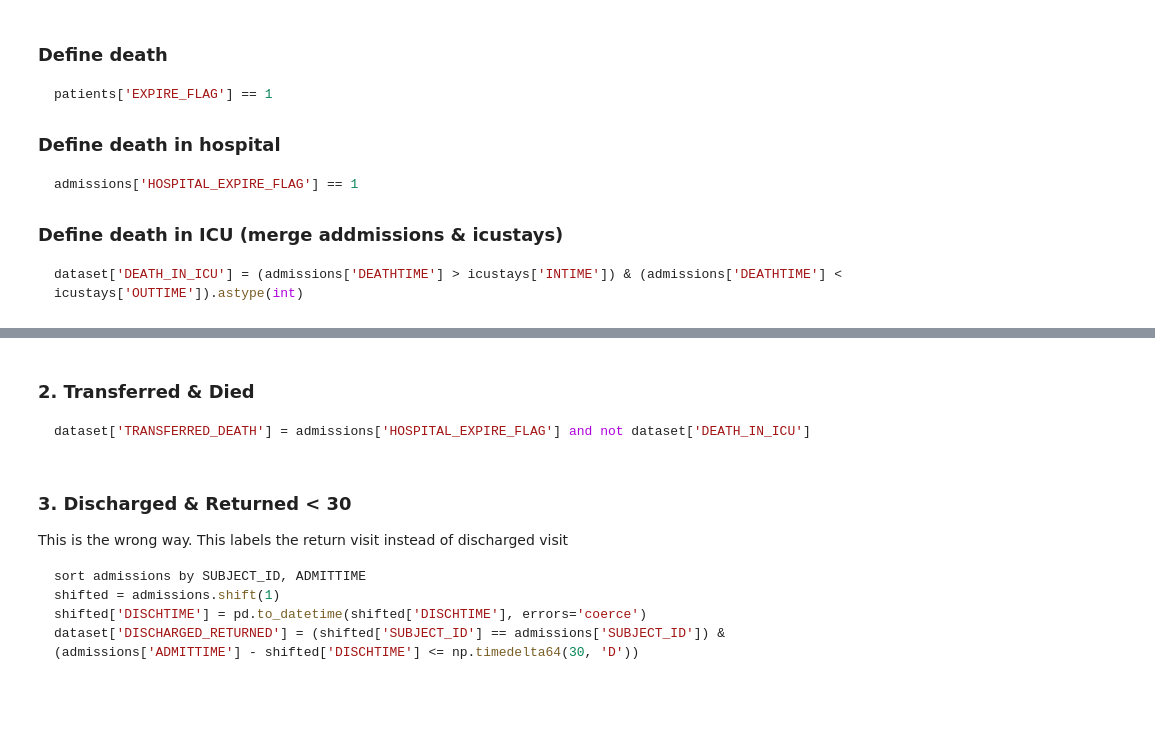
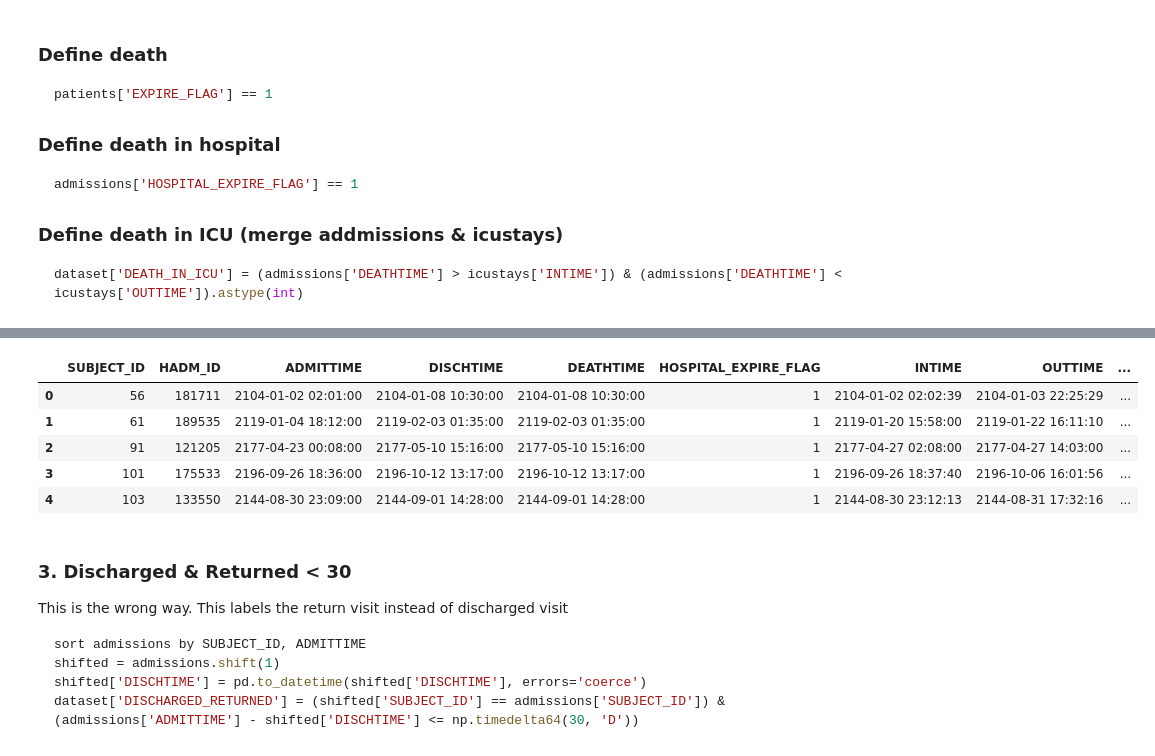
Before and after one commit to BencsikMD/CS598CourseProject, a Jupyter notebook: CreateDataset3.ipynb, the cells around one changed output, grey strips where cells are left out. Cells and saved outputs as stored; diff of their text form; code cells hidden in the pictures; blank space fills up the shorter version.

````diff
--- a/CreateDataset3.ipynb
+++ b/CreateDataset3.ipynb
@@ -147,13 +241,16 @@ tnr = tnr[tnr['TRANSFERRED_RETURNED'] == 1]
-# %% [markdown]
-### 2. Transferred & Died
-
-```python
-dataset['TRANSFERRED_DEATH'] = admissions['HOSPITAL_EXPIRE_FLAG'] and not dataset['DEATH_IN_ICU']
-```
 # %%
 # HADM_ID where patient died outside ICU, but still in hospital
-tnd = dataset.copy()
-tnd['TRANSFERRED_DEATH'] = (tnd['HOSPITAL_EXPIRE_FLAG'] & ~tnd['DEATH_IN_ICU']).astype(int)
+# = dataset.copy()
+tnd['TRANSFERRED_DEATH'] = ((tnd['HOSPITAL_EXPIRE_FLAG']==1) & (tnd['DEATH_IN_ICU']==0)).astype(int)
+tnd = (tnd[tnd['TRANSFERRED_DEATH'] == 1]).reset_index(drop=True)
+tnd.head()
+# %% [output]
+|  | SUBJECT_ID | HADM_ID | ADMITTIME | DISCHTIME | DEATHTIME | HOSPITAL_EXPIRE_FLAG | INTIME | OUTTIME | ... |
+| 0 | 56 | 181711 | 2104-01-02 02:01:00 | 2104-01-08 10:30:00 | 2104-01-08 10:30:00 | 1 | 2104-01-02 02:02:39 | 2104-01-03 22:25:29 | ... |
+| 1 | 61 | 189535 | 2119-01-04 18:12:00 | 2119-02-03 01:35:00 | 2119-02-03 01:35:00 | 1 | 2119-01-20 15:58:00 | 2119-01-22 16:11:10 | ... |
+| 2 | 91 | 121205 | 2177-04-23 00:08:00 | 2177-05-10 15:16:00 | 2177-05-10 15:16:00 | 1 | 2177-04-27 02:08:00 | 2177-04-27 14:03:00 | ... |
+| 3 | 101 | 175533 | 2196-09-26 18:36:00 | 2196-10-12 13:17:00 | 2196-10-12 13:17:00 | 1 | 2196-09-26 18:37:40 | 2196-10-06 16:01:56 | ... |
+| 4 | 103 | 133550 | 2144-08-30 23:09:00 | 2144-09-01 14:28:00 | 2144-09-01 14:28:00 | 1 | 2144-08-30 23:12:13 | 2144-08-31 17:32:16 | ... |
 # %% [markdown]
 ### 3. Discharged & Returned < 30
 
````
Also changed, not shown: parts of 39 cells of this notebook.
